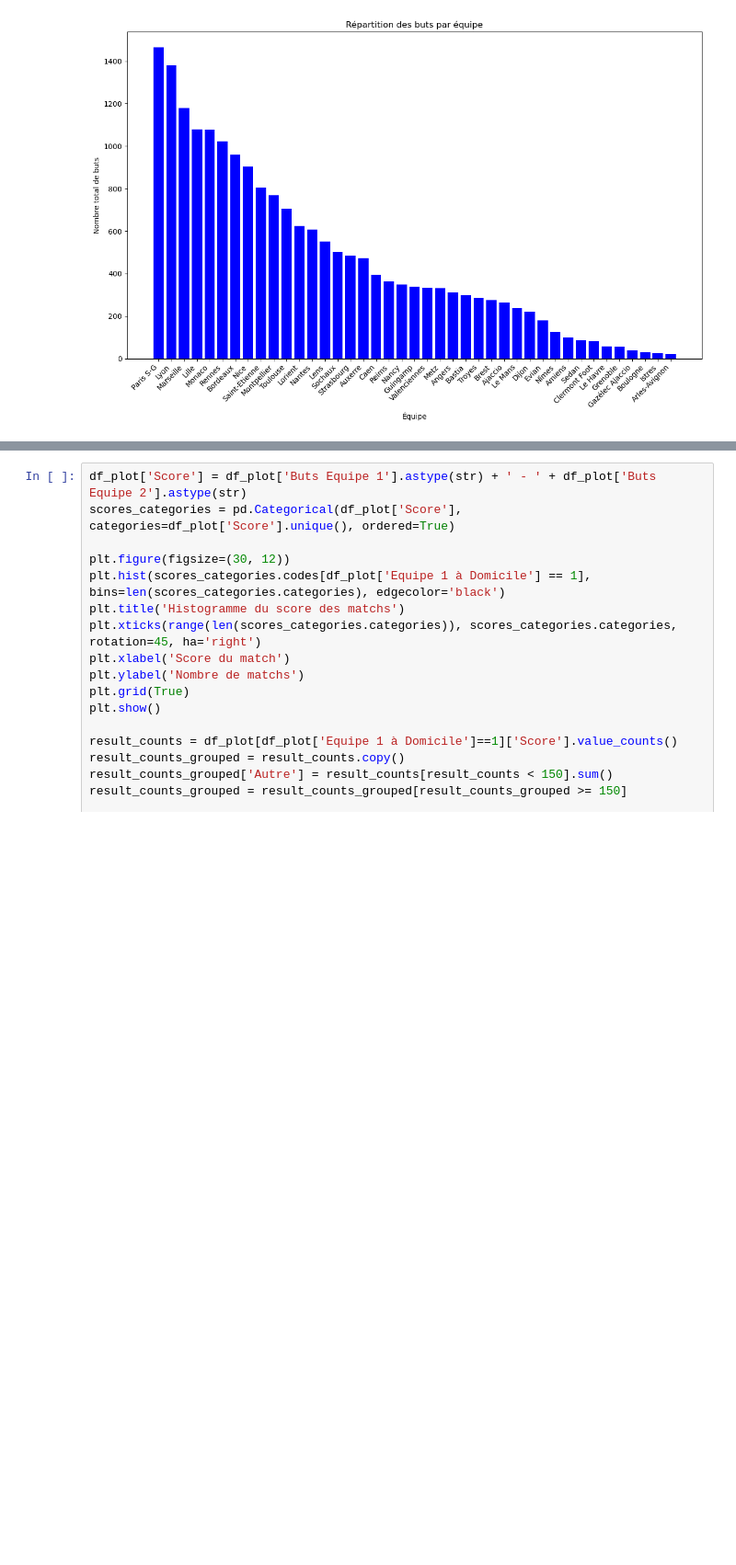
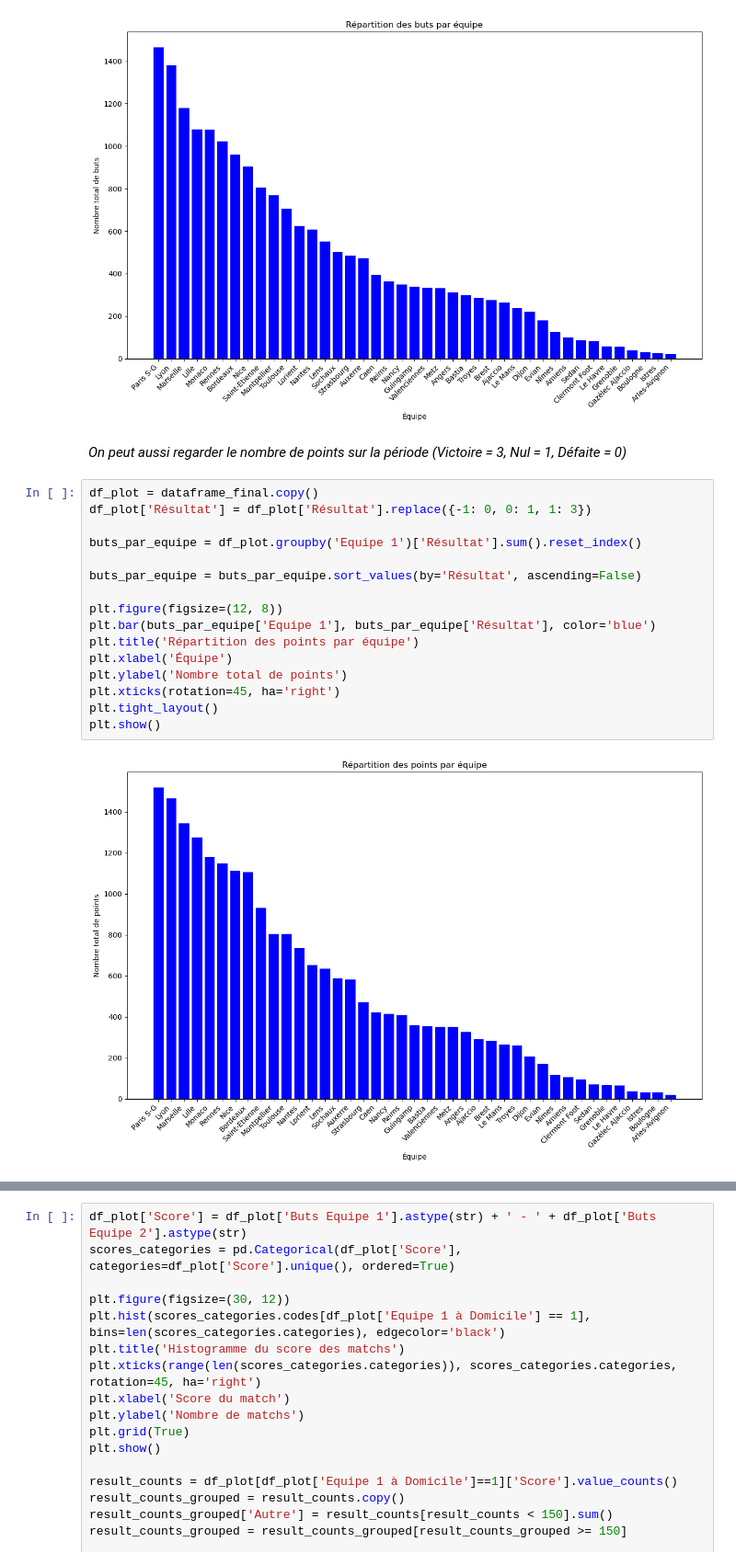
Before and after one commit to alexandreviard/Ligue1Predictor, a Jupyter notebook: 1ère approche.ipynb, the cells around one changed output, grey strips where cells are left out. Shown at 92% size. Saved outputs shown, nothing was run; the diff lists cells and outputs as text; blank space fills up the shorter version.

```diff
--- a/1ère approche.ipynb
+++ b/1ère approche.ipynb
@@ -413,3 +420,23 @@ plt.tight_layout()
 plt.show()
 # %% [output]
 [figure]
+# %% [markdown]
+*On peut aussi regarder le nombre de points sur la période (Victoire = 3, Nul = 1, Défaite = 0)*
+# %%
+df_plot = dataframe_final.copy()
+df_plot['Résultat'] = df_plot['Résultat'].replace({-1: 0, 0: 1, 1: 3})
+
+buts_par_equipe = df_plot.groupby('Equipe 1')['Résultat'].sum().reset_index()
+
+buts_par_equipe = buts_par_equipe.sort_values(by='Résultat', ascending=False)
+
+plt.figure(figsize=(12, 8))
+plt.bar(buts_par_equipe['Equipe 1'], buts_par_equipe['Résultat'], color='blue')
+plt.title('Répartition des points par équipe')
+plt.xlabel('Équipe')
+plt.ylabel('Nombre total de points')
+plt.xticks(rotation=45, ha='right')
+plt.tight_layout()
+plt.show()
+# %% [output]
+[figure, added]
```
Also changed, not shown: parts of 16 cells of this notebook, 1 other file.
